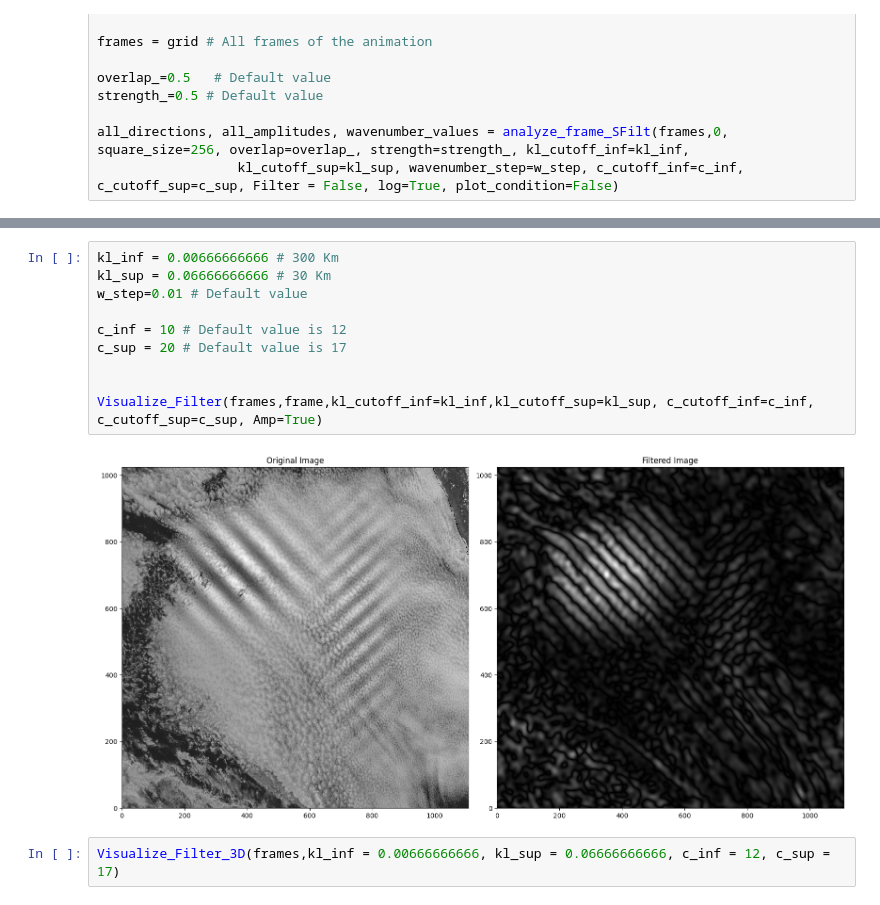
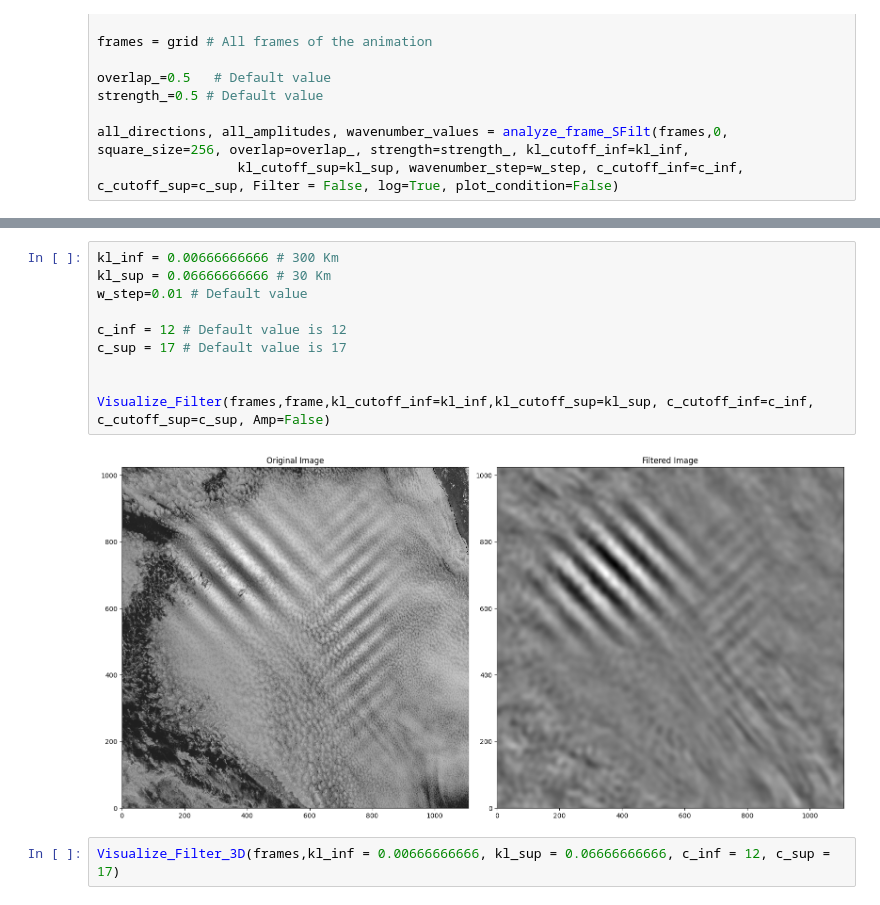
Before and after one commit to shenronUber/Stratocu-Waves-Jr, a Jupyter notebook: Synwave_warpmod_noadvection.ipynb, the cells around one changed output, grey strips where cells are left out. Cells and saved outputs as stored; diff of their text form.

```diff
--- a/Synwave_warpmod_noadvection.ipynb
+++ b/Synwave_warpmod_noadvection.ipynb
@@ -213,15 +277,15 @@ visualize_results_SFilt(frames,0, all_directions, all_amplitudes, wavenumber_val
 # %%
 kl_inf = 0.00666666666 # 300 Km
 kl_sup = 0.06666666666 # 30 Km
 w_step=0.01 # Default value
 
-c_inf = 10 # Default value is 12
-c_sup = 20 # Default value is 17
+c_inf = 12 # Default value is 12
+c_sup = 17 # Default value is 17
 
 
-Visualize_Filter(frames,frame,kl_cutoff_inf=kl_inf,kl_cutoff_sup=kl_sup, c_cutoff_inf=c_inf, c_cutoff_sup=c_sup, Amp=True)
+Visualize_Filter(frames,frame,kl_cutoff_inf=kl_inf,kl_cutoff_sup=kl_sup, c_cutoff_inf=c_inf, c_cutoff_sup=c_sup, Amp=False)
 # %% [output]
-[figure, old version]
+[figure, new version]
 # %%
 Visualize_Filter_3D(frames,kl_inf = 0.00666666666, kl_sup = 0.06666666666, c_inf = 12, c_sup = 17)
 # %% [output]
```
Also changed, not shown: parts of 4 cells of this notebook, 1 other file.
